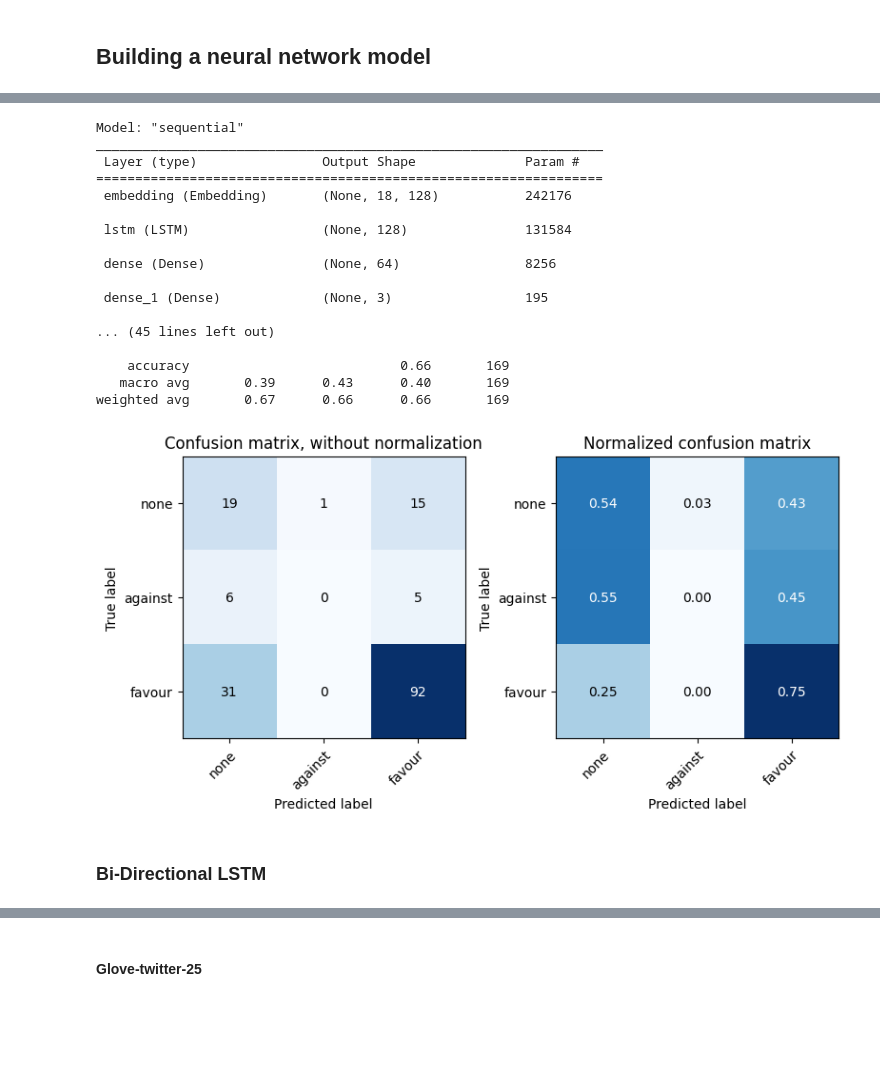
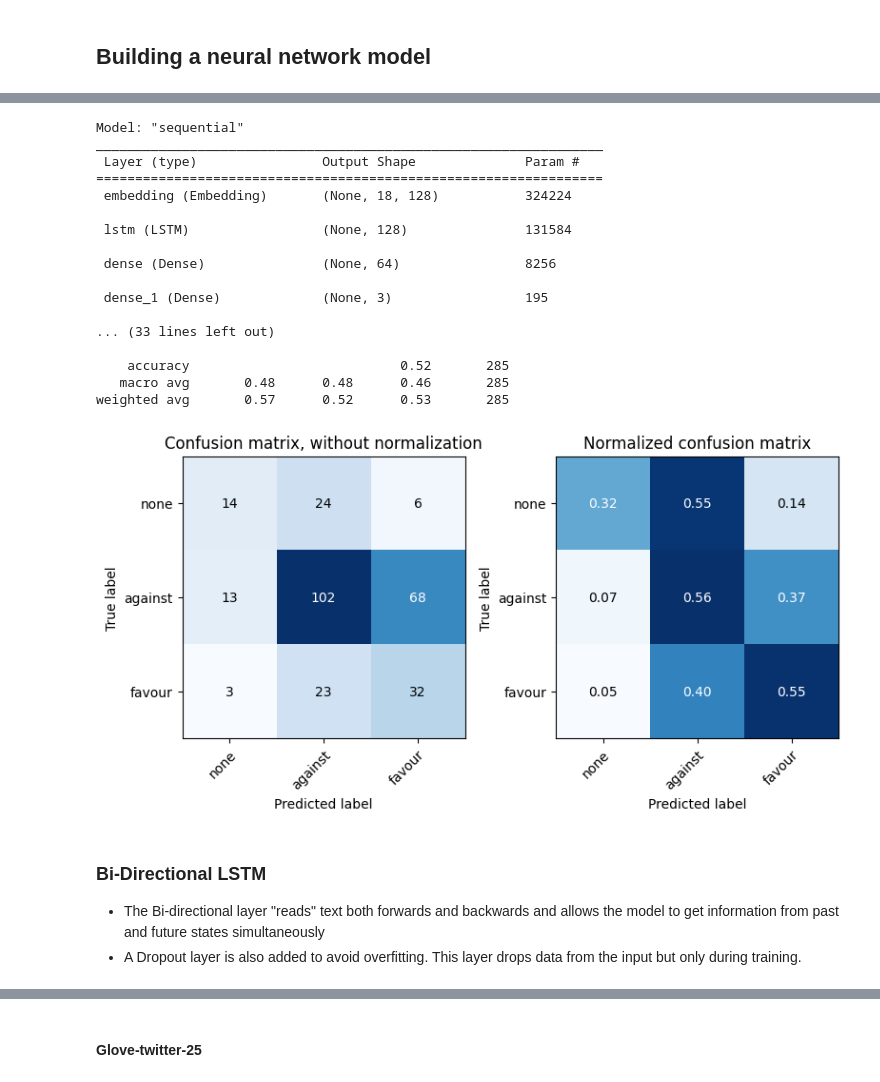
Before and after one commit to yzse/nlp-final-tweeteval, a Jupyter notebook: rnn_feminist.ipynb, the cells around one changed output, grey strips where cells are left out. Drawn from its saved outputs; the diff is of its cells as text; code cells hidden in the pictures; blank space fills up the shorter version.

```diff
--- a/rnn_feminist.ipynb
+++ b/rnn_feminist.ipynb
@@ -31,6 +31,6 @@ from keras.callbacks import ModelCheckpoint, EarlyStopping
 
 import keras.metrics as km
 # %%
-train = pd.read_csv('cleaned_df/stance_climate_train_cleaned.csv')
-test = pd.read_csv('cleaned_df/stance_climate_test_cleaned.csv')
-validation = pd.read_csv('cleaned_df/stance_climate_validation_cleaned.csv')
+train = pd.read_csv('cleaned_df/stance_feminist_train_cleaned.csv')
+test = pd.read_csv('cleaned_df/stance_feminist_test_cleaned.csv')
+validation = pd.read_csv('cleaned_df/stance_feminist_validation_cleaned.csv')
@@ -129,10 +90,7 @@ def clean_text(text, mapping):
 # %%
 # Get tweets from Data frame and convert to list of "texts" scrubbing based on clean_text function
 # CONTRACTION_MAPPING is a map of common contractions(e.g don't => do not)
-train_text_vec = [clean_text(text, CONTRACTION_MAPPING1) for text in train['text'].values]
-test_text_vec = [clean_text(text, CONTRACTION_MAPPING1) for text in test['text'].values]
-validation_vec = [clean_text(text, CONTRACTION_MAPPING1) for text in validation['text'].values]
 
-train_text_vec = [clean_text(text, CONTRACTION_MAPPING2) for text in train['text'].values]
-test_text_vec = [clean_text(text, CONTRACTION_MAPPING2) for text in test['text'].values]
-validation_vec = [clean_text(text, CONTRACTION_MAPPING2) for text in validation['text'].values]
+train_text_vec = [clean_text(text, CONTRACTION_MAPPING) for text in train['text'].values]
+test_text_vec = [clean_text(text, CONTRACTION_MAPPING) for text in test['text'].values]
+validation_vec = [clean_text(text, CONTRACTION_MAPPING) for text in validation['text'].values]
@@ -140,0 +104,6 @@ Tokenizing and padding
+# %%
+#training constants
+MAX_SEQ_LEN = train['text'].apply(lambda x : len(x.split(' '))).quantile(0.95).astype(np.int64)
+DEFAULT_BATCH_SIZE = 128
+
+print(MAX_SEQ_LEN)
@@ -258,6 +237,7 @@ def plot_confusion_matrix(y_true, y_pred, classes,
     fig.tight_layout()
 # %%
 from sklearn.metrics import recall_score, precision_score
+scores = []
 
 def threshold_search(y_true, y_proba, average = None):
     best_threshold = 0
@@ -275,7 +255,7 @@ def train_model(model,
           X_train, y_train, X_test, y_test, X_validation, y_validation,
           class_weights,
           checkpoint_path,
-          epcohs = 25,
+          epochs = 25,
           batch_size = DEFAULT_BATCH_SIZE,
 
           fit_verbose=2,
@@ -288,7 +268,7 @@ def train_model(model,
         X_train,
         y_train,
         validation_data=(X_validation, y_validation),
-        epochs=epcohs,
+        epochs=epochs,
         batch_size=batch_size,
         class_weight=class_weights,
          #saves the most accurate model, usually you would save the one with the lowest loss
@@ -305,18 +285,13 @@ def train_model(model,
     print('Loading Best Model...')
     m.load_weights(checkpoint_path)
     predictions = m.predict(X_test, verbose=1)
-
-    # recall = recall_score(y_test, predictions, average='weighted') * 100
-    # precision = precision_score(y_test, predictions, average='weighted') * 100
-
-    # print(f'Precision: {precision:.2f}')
-    # print(f'Recall: {recall:.2f}')
+    score = f1_score(y_test.argmax(axis = 1), predictions.argmax(axis = 1), average='weighted')
 
     print('Validation Loss:', log_loss(y_test, predictions))
     print('Test Accuracy', (predictions.argmax(axis = 1) == y_test.argmax(axis = 1)).mean())
-    print('F1 Score:', f1_score(y_test.argmax(axis = 1), predictions.argmax(axis = 1), average='weighted'))
+    print('F1 Score:', score)
 
     plot_confusion_matrix(y_test.argmax(axis = 1), predictions.argmax(axis = 1), classes=encoder.classes_)
     plt.show()
 
-    return m #returns best performing model
+    return m, predictions, score #returns best performing model
@@ -331,43 +311,47 @@ def model_1():
     model.add(Embedding(input_dim = (len(tokenizer.word_counts) + 1), output_dim = 128, input_length = MAX_SEQ_LEN))
     model.add(LSTM(128))
     model.add(Dense(64, activation='relu'))
     model.add(Dense(3, activation='softmax'))
     model.compile(loss='categorical_crossentropy',
                   optimizer=optimizer,
                    metrics=['accuracy', km.Precision(), km.Recall()])
     return model
 
-m1 = train_model(model_1,
+m1, predictions_a, score = train_model(model_1,
            train_text_vec,
            y_train,
            test_text_vec,
            y_test,
            validation_vec,
            y_validation,
            class_weights=cws,
-           checkpoint_path='saved_models/climate/model_1a.h5',
+           checkpoint_path='saved_models/feminist/model_1a.h5',
           )
+
+scores.append(score)
 # %% [output]
 Model: "sequential"
 _________________________________________________________________
  Layer (type)                Output Shape              Param #
 =================================================================
- embedding (Embedding)       (None, 18, 128)           242176
+ embedding (Embedding)       (None, 18, 128)           324224
 
  lstm (LSTM)                 (None, 128)               131584
 
  dense (Dense)               (None, 64)                8256
 
  dense_1 (Dense)             (None, 3)                 195
 
-... (45 lines left out)
+... (33 lines left out)
 
-    accuracy                           0.66       169
-   macro avg       0.39      0.43      0.40       169
-weighted avg       0.67      0.66      0.66       169
+    accuracy                           0.52       285
+   macro avg       0.48      0.48      0.46       285
+weighted avg       0.57      0.52      0.53       285
-[figure, old version]
+[figure, new version]
-# %% [markdown]
-### Bi-Directional LSTM
+# %% [markdown]
+### Bi-Directional LSTM
++ The Bi-directional layer "reads" text both forwards and backwards and allows the model to get information from past and future states simultaneously
++ A Dropout layer is also added to avoid overfitting. This layer drops data from the input but only during training.
 # %%
 def model_1b():
     """
```
Also changed, not shown: parts of 42 cells of this notebook, 46 other files.
